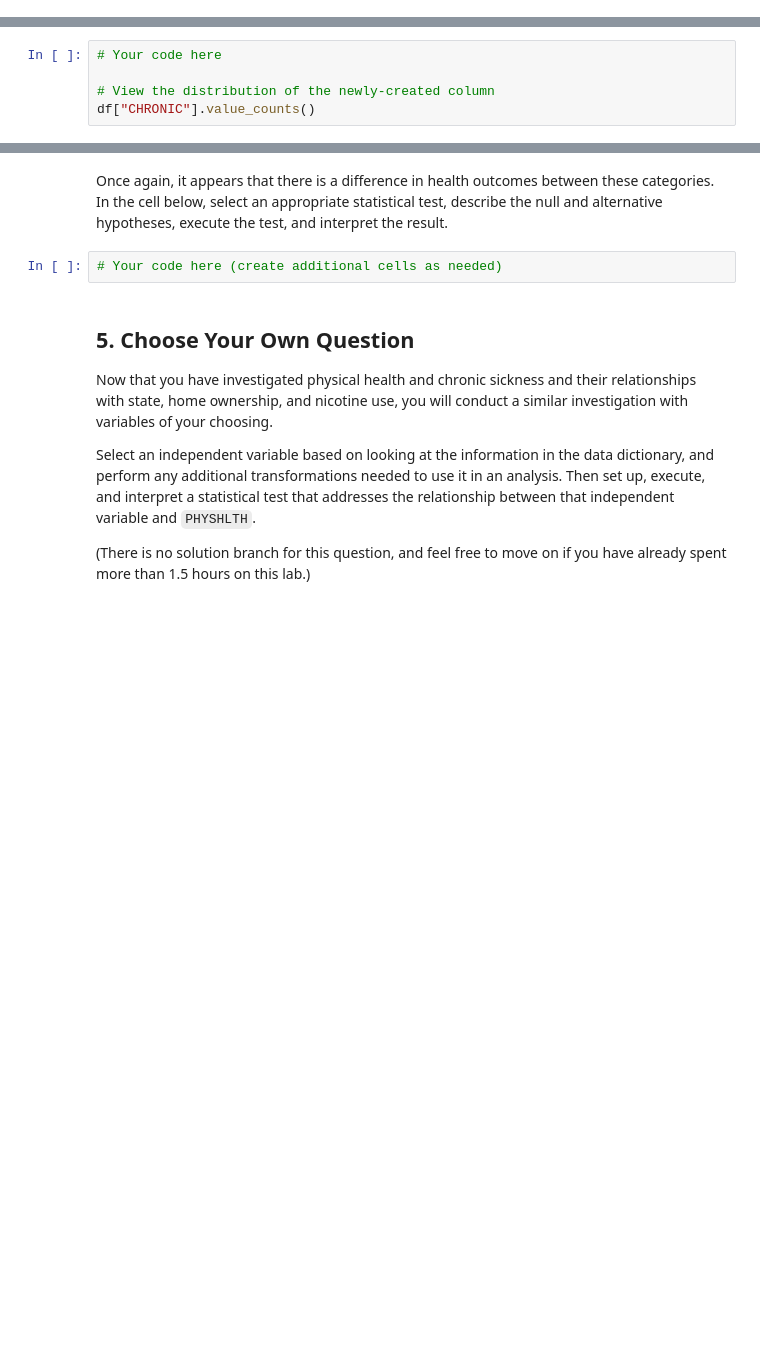
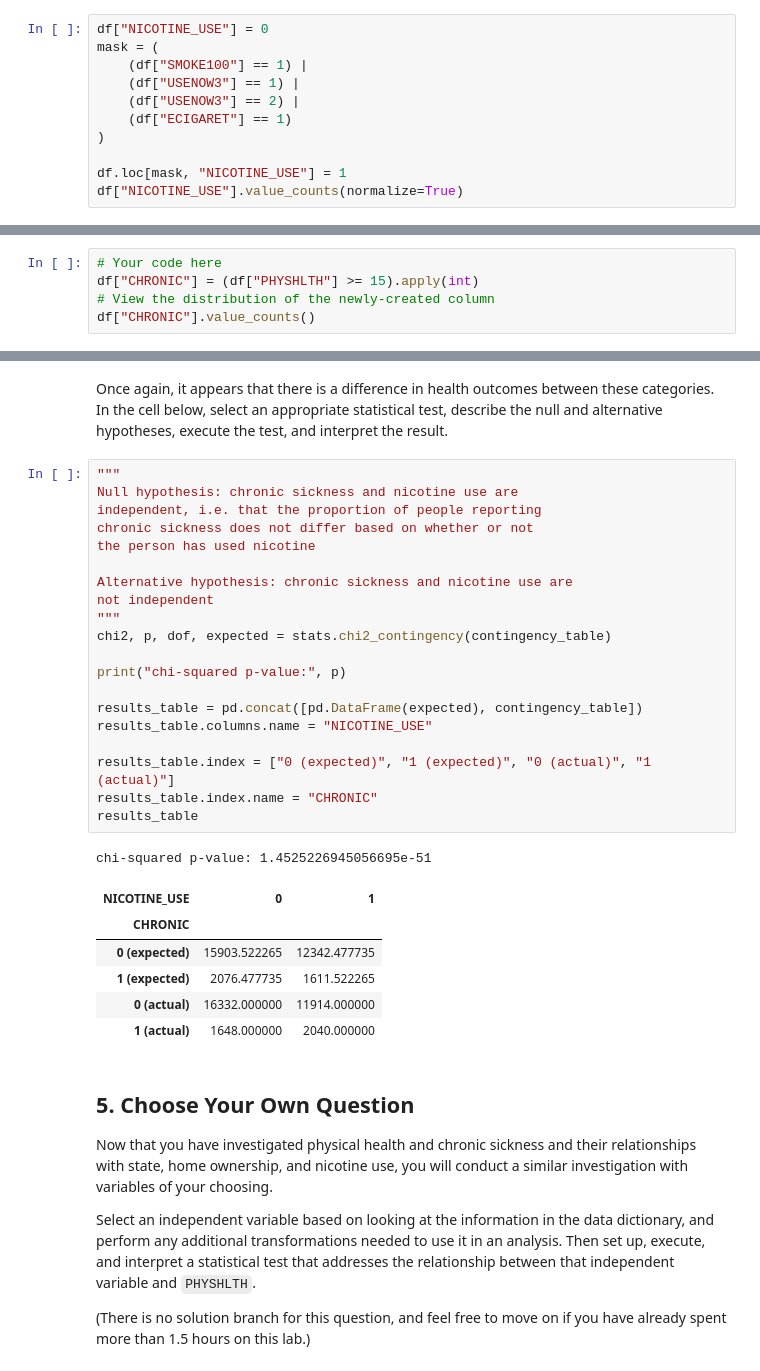
Before and after one commit to Jakubryb/dsc-hypothesis-testing-lab, a Jupyter notebook: index.ipynb, the cells around one changed output, grey strips where cells are left out. Drawn from its saved outputs; the diff is of its cells as text; blank space fills up the shorter version.

```diff
--- a/index.ipynb
+++ b/index.ipynb
@@ -465,0 +482,11 @@ df["NICOTINE_USE"].value_counts(normalize=True)
+# %%
+df["NICOTINE_USE"] = 0
+mask = (
+    (df["SMOKE100"] == 1) |
+    (df["USENOW3"] == 1) |
+    (df["USENOW3"] == 2) |
+    (df["ECIGARET"] == 1)
+)
+
+df.loc[mask, "NICOTINE_USE"] = 1
+df["NICOTINE_USE"].value_counts(normalize=True)
@@ -469,6 +500,6 @@ This time, let's treat health status as a categorical variable. We'll say that a
 In the cell below, create a new column of `df` called `CHRONIC`, which is 0 for records where `PHYSHLTH` is less than 15, and 1 for records where `PHYSHLTH` is 15 or more.
 # %%
 # Your code here
-
+df["CHRONIC"] = (df["PHYSHLTH"] >= 15).apply(int)
 # View the distribution of the newly-created column
 df["CHRONIC"].value_counts()
@@ -502,7 +544,33 @@ ax.legend();
 # %% [markdown]
 Once again, it appears that there is a difference in health outcomes between these categories. In the cell below, select an appropriate statistical test, describe the null and alternative hypotheses, execute the test, and interpret the result.
-# %%
-# Your code here (create additional cells as needed)
+# %%
+"""
+Null hypothesis: chronic sickness and nicotine use are
+independent, i.e. that the proportion of people reporting
+chronic sickness does not differ based on whether or not
+the person has used nicotine
+
+Alternative hypothesis: chronic sickness and nicotine use are
+not independent
+"""
+chi2, p, dof, expected = stats.chi2_contingency(contingency_table)
+
+print("chi-squared p-value:", p)
+
+results_table = pd.concat([pd.DataFrame(expected), contingency_table])
+results_table.columns.name = "NICOTINE_USE"
+
+results_table.index = ["0 (expected)", "1 (expected)", "0 (actual)", "1 (actual)"]
+results_table.index.name = "CHRONIC"
+results_table
+# %% [output]
+chi-squared p-value: 1.4525226945056695e-51
+| NICOTINE_USE | 0 | 1 |
+| CHRONIC |  |  |
+| 0 (expected) | 15903.522265 | 12342.477735 |
+| 1 (expected) | 2076.477735 | 1611.522265 |
+| 0 (actual) | 16332.000000 | 11914.000000 |
+| 1 (actual) | 1648.000000 | 2040.000000 |
 # %% [markdown]
 ## 5. Choose Your Own Question
 
```
Also changed, not shown: parts of 9 cells of this notebook.
